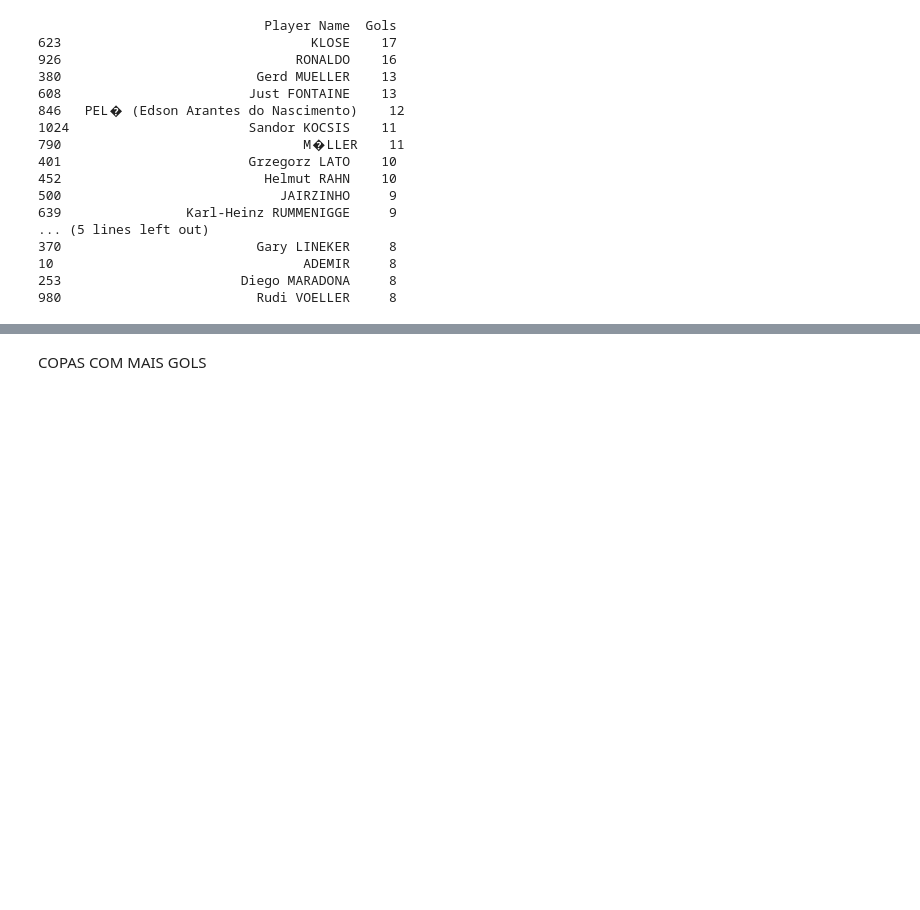
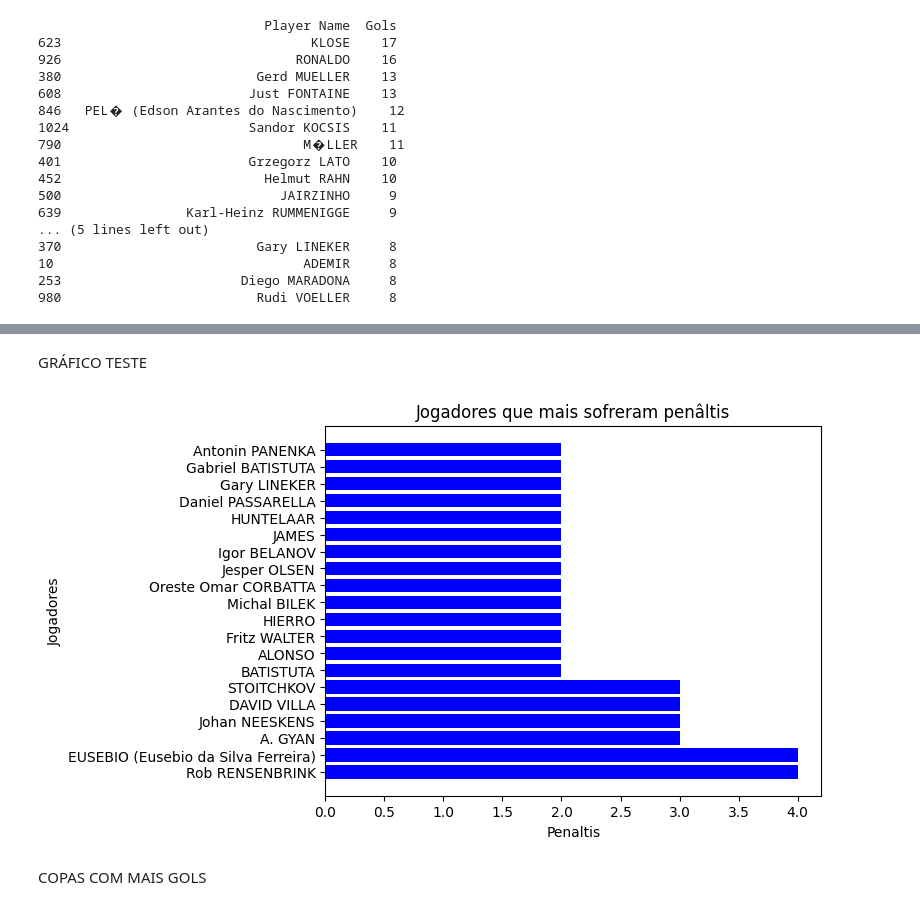
Before and after one commit to PedroGabr26/BIGDATAWORLDCUP, a Jupyter notebook: Cópia_de_Dashboardbigdata.ipynb, the cells around one changed output, grey strips where cells are left out. Saved outputs shown, nothing was run; the diff lists cells and outputs as text; code cells hidden in the pictures; blank space fills up the shorter version.

Commit message:
Segunda cópia com acréscimo de novos gráficos

```diff
--- a/Cópia_de_Dashboardbigdata.ipynb
+++ b/Cópia_de_Dashboardbigdata.ipynb
@@ -218,3 +181,23 @@ fig2.show()
+# %% [markdown]
+
+GRÁFICO TESTE
+# %%
+# criamos uma função que vai contar os jogadores que mais sofreram penaltis em copa do mundo
+def contar_penaltis(evento):
+  return str(evento).count('P')
+
+# criamos uma nova coluna que vai ser criada com base na função que criamos que será usada na coluna já existente, Event
+df_players['Penaltis'] = df_players['Event'].apply(contar_penaltis)
+penaltis = df_players[df_players['Penaltis'] > 0][['Player Name','Penaltis']].groupby('Player Name').sum().reset_index()
+penaltis = penaltis.sort_values('Penaltis',ascending=False).head(20)
+
+plt.barh(penaltis['Player Name'],penaltis['Penaltis'],color='blue')
+plt.xlabel('Penaltis')
+plt.ylabel('Jogadores')
+plt.title('Jogadores que mais sofreram penâltis')
+plt.show()
+# %% [output]
+[figure, added]
 # %% [markdown]
 COPAS COM MAIS GOLS
 # %%
```
Also changed, not shown: parts of 13 cells of this notebook.
